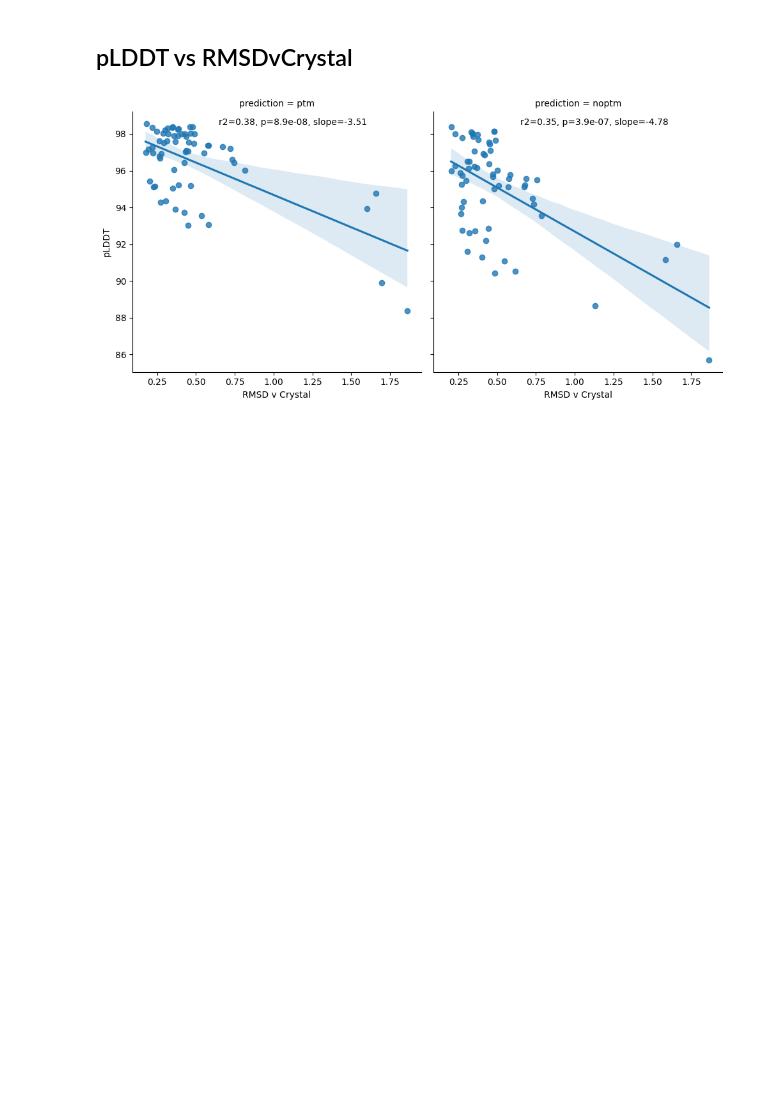
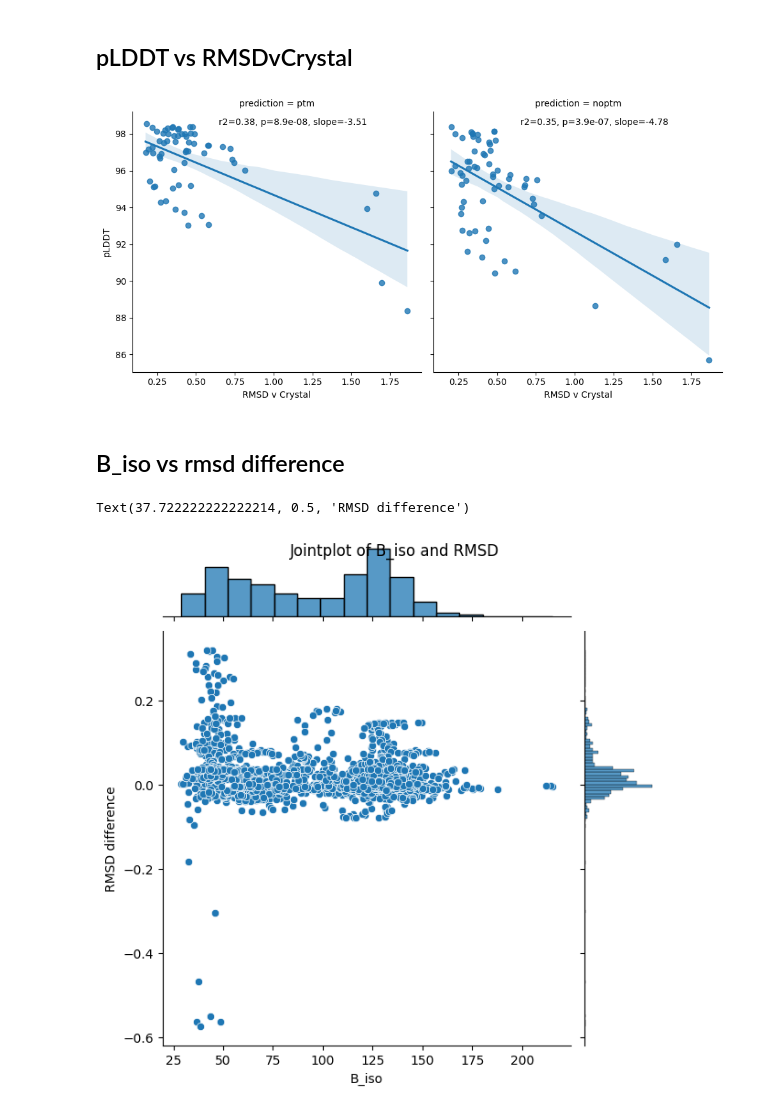
Before and after one commit to LaCava-Lab/AF_Allostery_Analysis, a Jupyter notebook: Methods_notebooks/Supplementary_Experiments.ipynb, the cells around one changed output. Drawn from its saved outputs; the diff is of its cells as text; code cells hidden in the pictures; blank space fills up the shorter version.

```diff
--- a/Methods_notebooks/Supplementary_Experiments.ipynb
+++ b/Methods_notebooks/Supplementary_Experiments.ipynb
@@ -44,3 +44,37 @@ g.map_dataframe(annotate)
 plt.show()
 # %% [output]
 [figure]
+# %% [markdown]
+## B_iso vs rmsd difference
+# %%
+from numpy import array
+from functions.Sliding_Functions import local_rmsd_plotter
+atomlist = ["CA","N","C"]
+
+# Read CIF and turn into df
+## PTMS
+ptm_df = make_df_atomlist("cif_files/Predictions/SEEDMATCHED/fold_adnan_seed42_ptms/fold_adnan_seed42_ptms_model_3.cif",atomlist)
+## NO PTMS
+noptm_df = make_df_atomlist("cif_files/Predictions/SEEDMATCHED/fold_adnan_seed1_noptms/fold_adnan_seed1_noptms_model_1.cif",atomlist)
+
+## CRYSTAL
+crystal_df = make_df_atomlist("cif_files/Crystals/7stz (1).cif",atomlist)
+
+# Compare to the crystal
+win = 25*len(atomlist)
+x1,y1,pLDDTs1 = local_rmsd_plotter(ptm_df,crystal_df,stepsize=1,win_size=win)
+x2,y2,pLDDTs2 = local_rmsd_plotter(noptm_df,crystal_df,stepsize=1,win_size=win)
+
+# Plot the difference
+data = array(y2)-array(y1)
+B_iso = list(crystal_df["B_iso_or_equiv"].astype(float))[37:-37]
+#plt.suptitle("Delta rmsd (ptm-noptm) vs B_iso_or equiv")
+#plt.title(f"pearsonr = {pearsonr(B_iso,data).statistic}")
+#plt.scatter(x=data,y=B_iso,marker=".")
+sns.jointplot(x= B_iso,y= data)
+plt.suptitle("Jointplot of B_iso and RMSD")
+plt.xlabel("B_iso")
+plt.ylabel("RMSD difference")
+# %% [output]
+Text(37.722222222222214, 0.5, 'RMSD difference')
+[figure, added]
```
Also changed, not shown: 6 other files.
